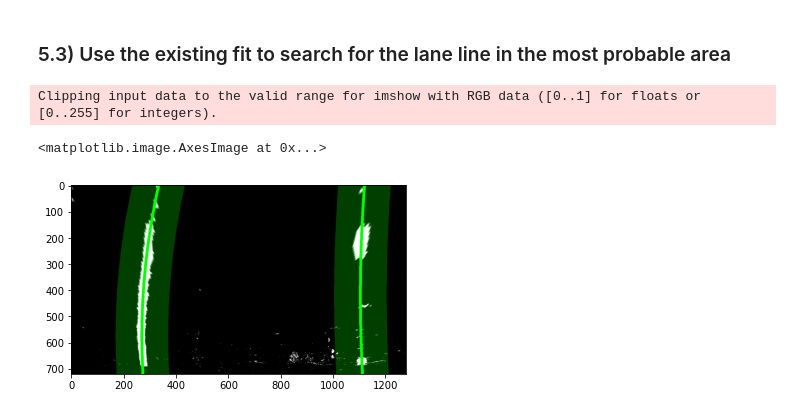
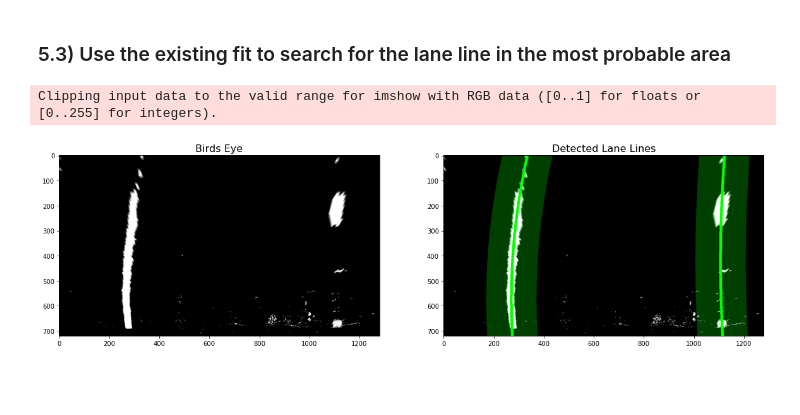
Before and after one commit to tnweiss/CarND-Advanced-Lane-Lines, a Jupyter notebook: advanced-lane-finding.ipynb, the cells around one changed output. Cells and saved outputs as stored; diff of their text form; code cells hidden in the pictures; blank space fills up the shorter version.

```diff
--- a/advanced-lane-finding.ipynb
+++ b/advanced-lane-finding.ipynb
@@ -157,36 +157,31 @@ Clipping input data to the valid range for imshow with RGB data ([0..1] for floa
 # %%
 import cv2
 import matplotlib.pyplot as plt
 
 from advanced_lane_finding import plot_images, calculate_hist, threshold_binary, birds_eye_transform, \
     fit_polynomial, show_polynomial, search_around_poly, overlay_search_area, add_lines
 
 # load the image
 source_image = cv2.imread('test_images/test1.jpg')
 
 # get the binary image with the default thresholds
 source_threshold_binary = threshold_binary(source_image)
 
 # transform to get the birds eye view
 birds_eye = birds_eye_transform(source_threshold_binary)
 
 # calculate the initial fit
-left_fit, right_fit, birds_eye_lane_fit_a = fit_polynomial(birds_eye)
+(left_fit, right_fit), _, birds_eye_lane_fit_a = fit_polynomial(birds_eye)
 
 # use the left and right fit to search the calculate fits on a specific search area
-left_fit, right_fit, birds_eye_lane_fit_b = search_around_poly(birds_eye, left_fit, right_fit)
+(left_fit, right_fit), (left_x, left_y, right_x, right_y), birds_eye_lane_fit_b = search_around_poly(birds_eye, left_fit, right_fit)
 
-
+# add the detected lines and overlay
 img = add_lines(birds_eye_lane_fit_b, left_fit)
 img = add_lines(img, right_fit)
 img = overlay_search_area(left_fit, right_fit, img=img)
 
-plt.imshow(img)
-
-#left_fit, right_fit, birds_eye_lane_fit_b = search_around_poly(birds_eye_binary, left_fit, right_fit)
-
-# plot_images([birds_eye_lane_fit_a, 'Source image'], [birds_eye_overlay, 'Birds Eye Transform'])
+plot_images([birds_eye, 'Birds Eye'], [img, 'Detected Lane Lines'])
 # %% [output]
 Clipping input data to the valid range for imshow with RGB data ([0..1] for floats or [0..255] for integers).
-<matplotlib.image.AxesImage at 0x...>
-[figure, old version]
+[figure, new version]
```
Also changed, not shown: parts of 5 cells of this notebook, 1 other file.
